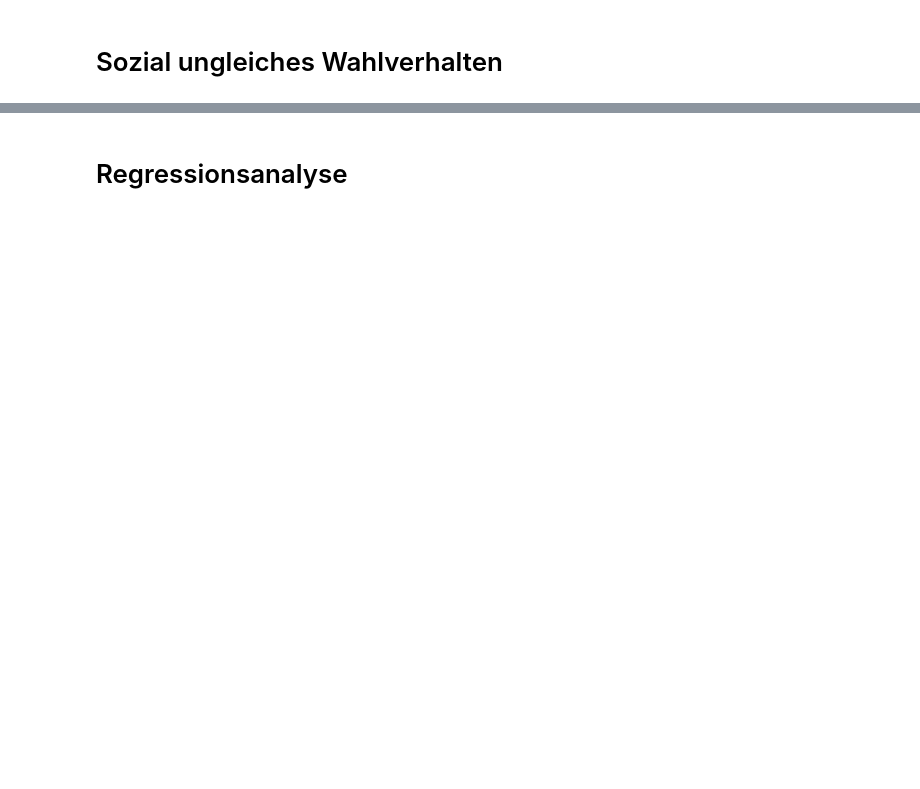
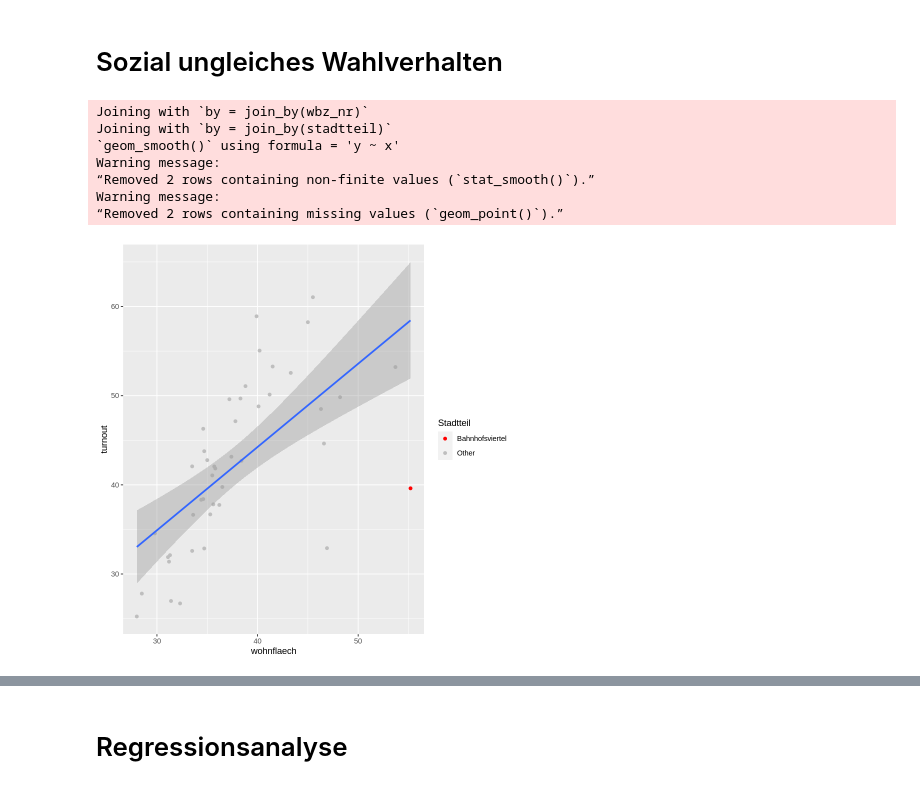
Before and after one commit to cstecker/politicsRLab, a Jupyter notebook: sozial verzerrte Wahlbeteiligung (OB-Wahl FFM).ipynb, the cells around one changed output, grey strips where cells are left out. Cells and saved outputs as stored; diff of their text form; code cells hidden in the pictures; blank space fills up the shorter version.

```diff
--- a/sozial verzerrte Wahlbeteiligung (OB-Wahl FFM).ipynb
+++ b/sozial verzerrte Wahlbeteiligung (OB-Wahl FFM).ipynb
@@ -64,15 +82,27 @@ ffm_ob_wbz_results %>%
 # %%
 ffm_ob_wbz_results %>%
   filter(date == "2023-03-05", wbz_art == "Präsenzwahl") %>%
   left_join(wbz_stadtteile) %>%
   select(date, stadtteil, wbz_nr, everything()) %>%
   group_by(stadtteil) %>%
-  summarise(across(c(gueltig, sperrW , wahlberechtigt), sum)) %>%
+  summarise(across(c(gueltig, sperrW, wahlberechtigt), sum)) %>%
   mutate(turnout = (gueltig+sperrW)/wahlberechtigt*100) %>%
   left_join(select(ffm_socstrk, -mean_age)) %>%
   drop_na(stadtteil) %>%
   ggplot(aes(x = wohnflaech, y = turnout)) +
-  geom_point()
+  geom_point(aes(color = ifelse(stadtteil == "Bahnhofsviertel", "Bahnhofsviertel", "Other"))) +
+  geom_smooth(method = "lm", se = TRUE) +
+  scale_color_manual(values = c("Other" = "grey", "Bahnhofsviertel" = "red")) +
+  labs(color = "Stadtteil")
+# %% [output]
+Joining with `by = join_by(wbz_nr)`
+Joining with `by = join_by(stadtteil)`
+`geom_smooth()` using formula = 'y ~ x'
+Warning message:
+“Removed 2 rows containing non-finite values (`stat_smooth()`).”
+Warning message:
+“Removed 2 rows containing missing values (`geom_point()`).”
+[figure, added]
 # %%
 # alles auf einen Blick
 ffm_ob_wbz_results %>%
```
Also changed, not shown: parts of 7 cells of this notebook.
